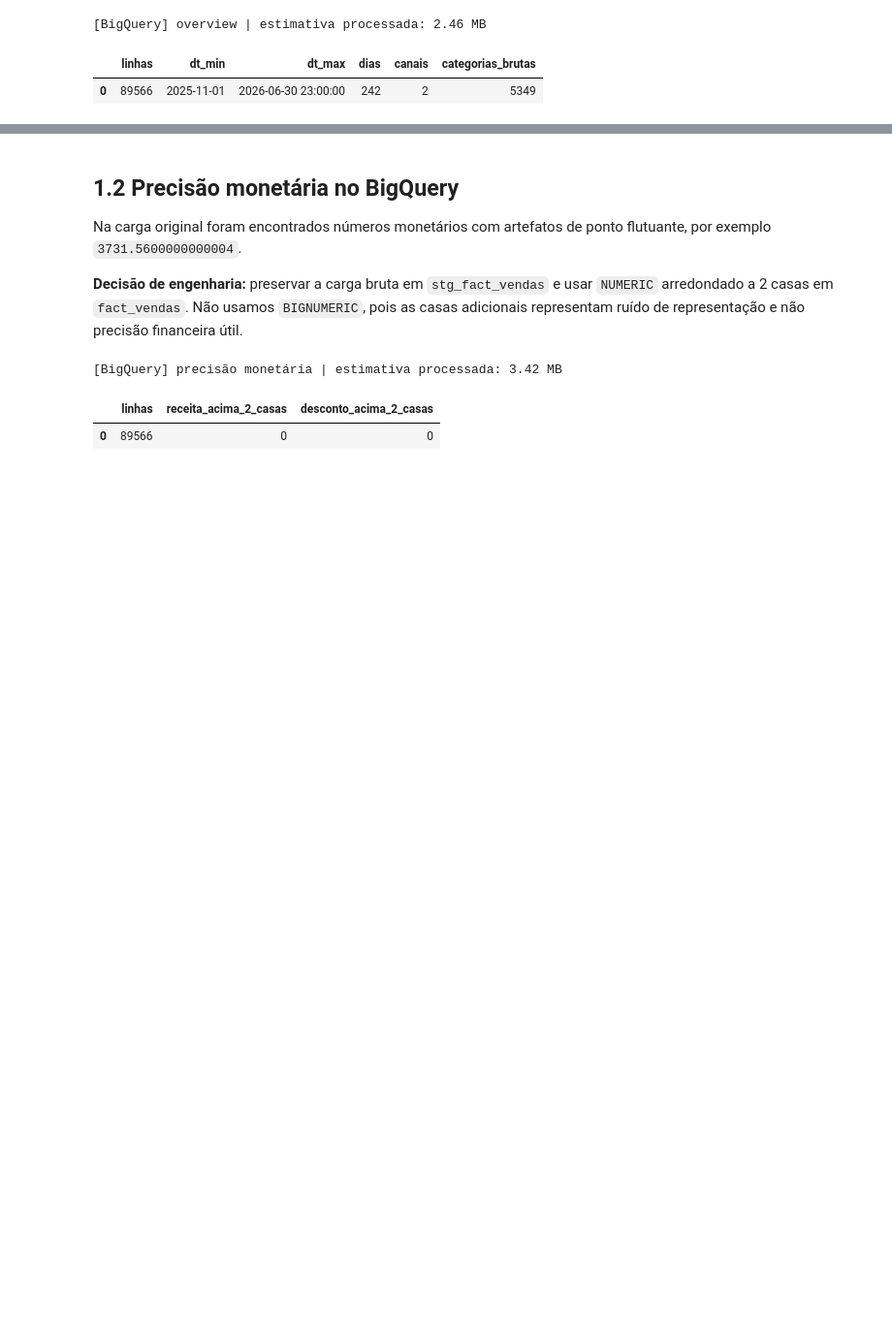
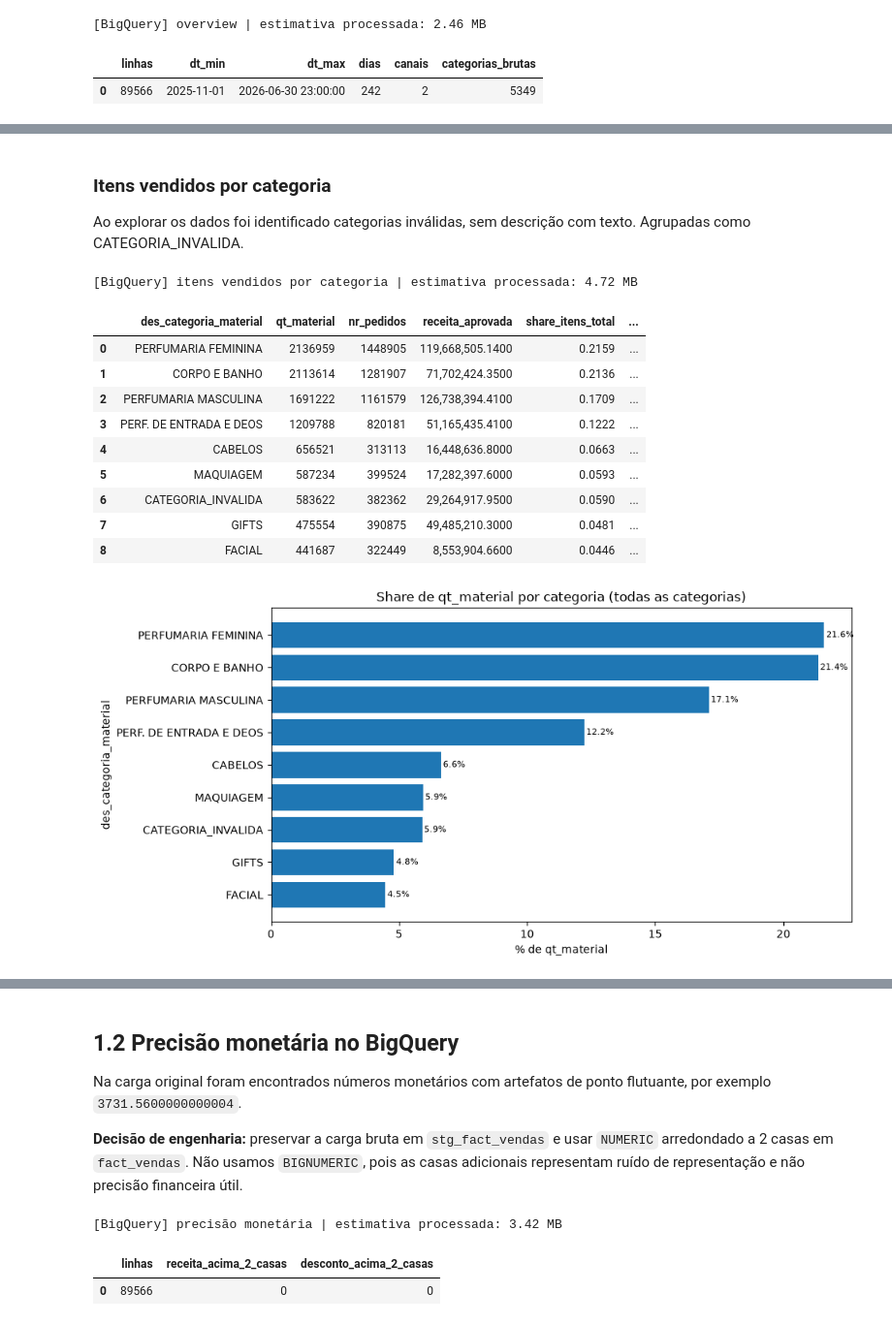
Before and after one commit to guisoares10/Projeto-GB, a Jupyter notebook: notebooks/01_eda_data_quality.ipynb, the cells around one changed output, grey strips where cells are left out. Shown at 97% size. Drawn from its saved outputs; the diff is of its cells as text; code cells hidden in the pictures; blank space fills up the shorter version.

```diff
--- a/notebooks/01_eda_data_quality.ipynb
+++ b/notebooks/01_eda_data_quality.ipynb
@@ -318,0 +204,78 @@ plt.show()
+# %% [markdown]
+### Itens vendidos por categoria
+
+Ao explorar os dados foi identificado categorias inválidas, sem descrição com texto. Agrupadas como CATEGORIA_INVALIDA.
+# %%
+sql_items_by_category = f"""
+WITH base AS (
+  SELECT
+    IF(
+      SAFE_CAST(des_categoria_material AS NUMERIC) IS NOT NULL,
+      'CATEGORIA_INVALIDA',
+      des_categoria_material
+    ) AS des_categoria_material,
+    qt_material,
+    nr_pedidos,
+    receita_aprovada
+  FROM `{TABLE_ID}`
+  WHERE {DATE_FILTER}
+)
+SELECT
+  des_categoria_material,
+  SUM(qt_material) AS qt_material,
+  SUM(nr_pedidos) AS nr_pedidos,
+  CAST(SUM(receita_aprovada) AS FLOAT64) AS receita_aprovada,
+
+  -- share sobre o total da base (inclui a inválida)
+  SAFE_DIVIDE(
+    SUM(qt_material),
+    SUM(SUM(qt_material)) OVER ()
+  ) AS share_itens_total,
+
+  -- share só entre as categorias válidas (NULL para a inválida)
+  IF(
+    des_categoria_material = 'CATEGORIA_INVALIDA',
+    NULL,
+    SAFE_DIVIDE(
+      SUM(qt_material),
+      SUM(IF(des_categoria_material != 'CATEGORIA_INVALIDA', SUM(qt_material), 0)) OVER ()
+    )
+  ) AS share_itens_validos
+
+FROM base
+GROUP BY 1
+ORDER BY qt_material DESC
+"""
+
+items_by_category = run_bq(
+    sql_items_by_category,
+    "itens vendidos por categoria",
+)
+
+display(items_by_category)
+
+fig, ax = plt.subplots(figsize=(10, 5))
+ordered = items_by_category.sort_values("share_itens_total")
+barras = ax.barh(
+    ordered["des_categoria_material"],
+    ordered["share_itens_total"] * 100,
+)
+ax.bar_label(barras, fmt="%.1f%%", fontsize=8, padding=2)
+ax.set_title("Share de qt_material por categoria (todas as categorias)")
+ax.set_xlabel("% de qt_material")
+ax.set_ylabel("des_categoria_material")
+fig.tight_layout()
+plt.show()
+# %% [output]
+[BigQuery] itens vendidos por categoria | estimativa processada: 4.72 MB
+|  | des_categoria_material | qt_material | nr_pedidos | receita_aprovada | share_itens_total | ... |
+| 0 | PERFUMARIA FEMININA | 2136959 | 1448905 | 119,668,505.1400 | 0.2159 | ... |
+| 1 | CORPO E BANHO | 2113614 | 1281907 | 71,702,424.3500 | 0.2136 | ... |
+| 2 | PERFUMARIA MASCULINA | 1691222 | 1161579 | 126,738,394.4100 | 0.1709 | ... |
+| 3 | PERF. DE ENTRADA E DEOS | 1209788 | 820181 | 51,165,435.4100 | 0.1222 | ... |
+| 4 | CABELOS | 656521 | 313113 | 16,448,636.8000 | 0.0663 | ... |
+| 5 | MAQUIAGEM | 587234 | 399524 | 17,282,397.6000 | 0.0593 | ... |
+| 6 | CATEGORIA_INVALIDA | 583622 | 382362 | 29,264,917.9500 | 0.0590 | ... |
+| 7 | GIFTS | 475554 | 390875 | 49,485,210.3000 | 0.0481 | ... |
+| 8 | FACIAL | 441687 | 322449 | 8,553,904.6600 | 0.0446 | ... |
+[figure, added]
```
Also changed, not shown: parts of 112 cells of this notebook.
